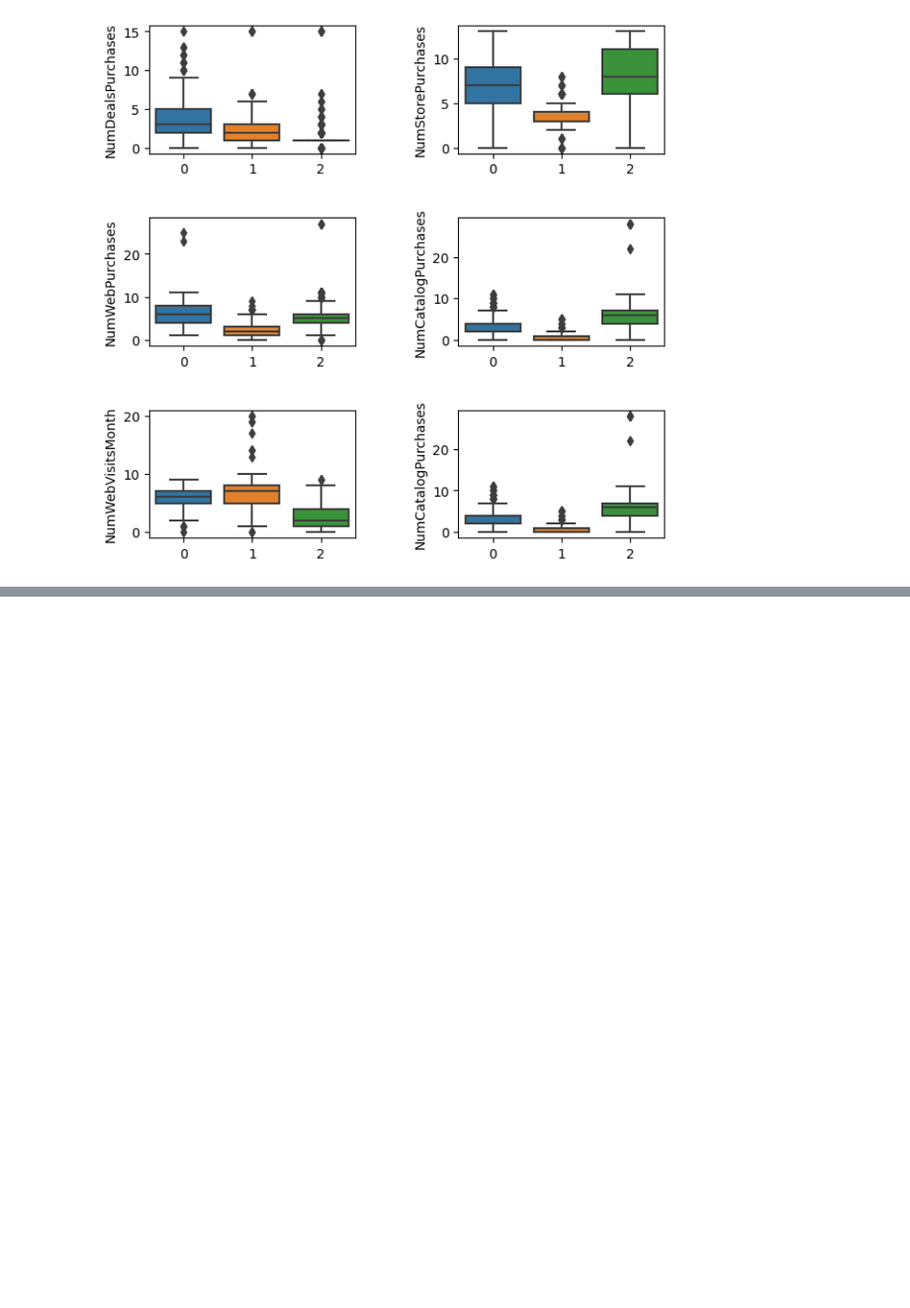
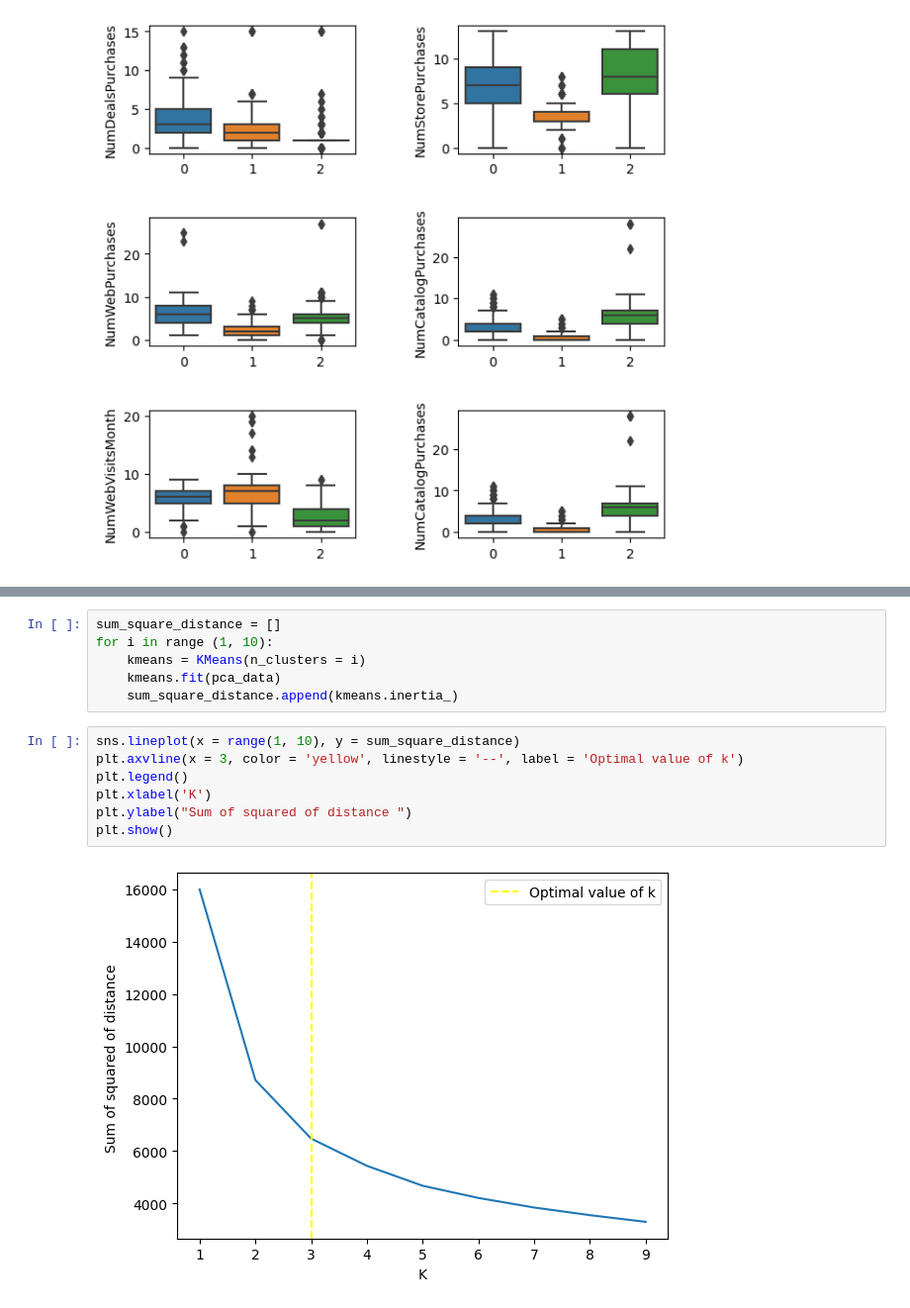
Before and after one commit to dikshaaswal/Kaggle, a Jupyter notebook: customer-personality-analysis.ipynb, the cells around one changed output, grey strips where cells are left out. Shown at 99% size. Saved outputs shown, nothing was run; the diff lists cells and outputs as text; blank space fills up the shorter version.

```diff
--- a/customer-personality-analysis.ipynb
+++ b/customer-personality-analysis.ipynb
@@ -284,0 +334,15 @@ plt.subplots_adjust(hspace=0.5)
+# %%
+sum_square_distance = []
+for i in range (1, 10):
+    kmeans = KMeans(n_clusters = i)
+    kmeans.fit(pca_data)
+    sum_square_distance.append(kmeans.inertia_)
+# %%
+sns.lineplot(x = range(1, 10), y = sum_square_distance)
+plt.axvline(x = 3, color = 'yellow', linestyle = '--', label = 'Optimal value of k')
+plt.legend()
+plt.xlabel('K')
+plt.ylabel("Sum of squared of distance ")
+plt.show()
+# %% [output]
+[figure, added]
```
Also changed, not shown: parts of 20 cells of this notebook.
